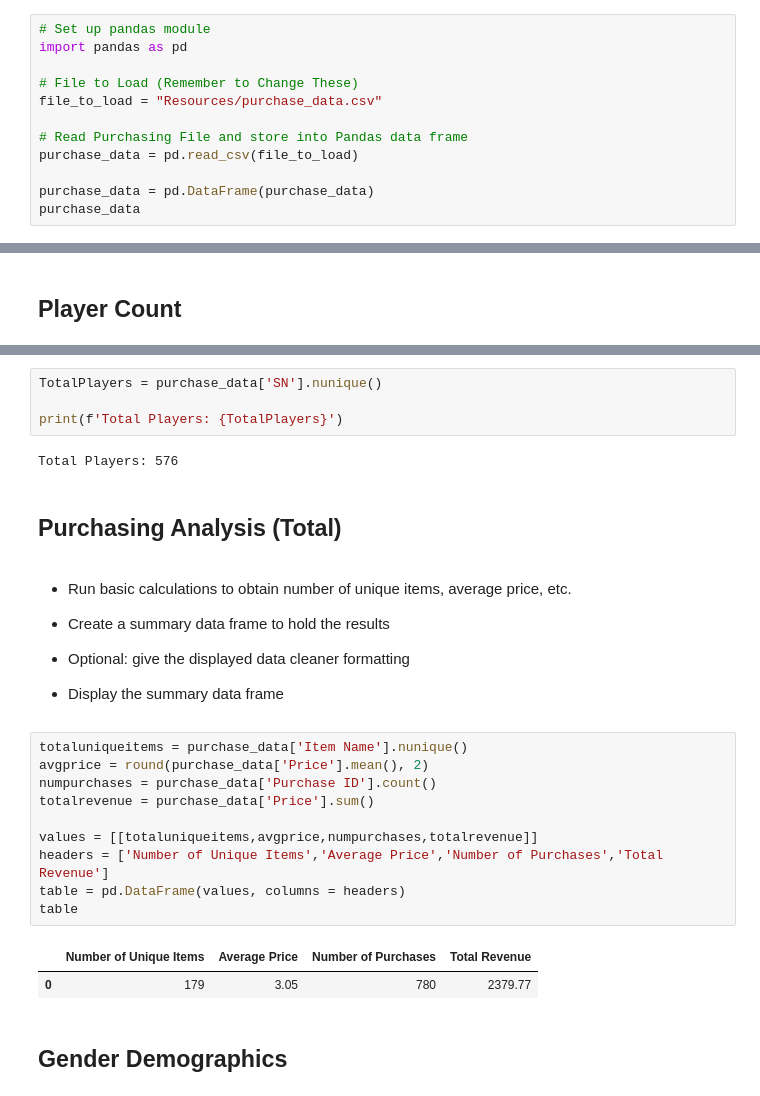
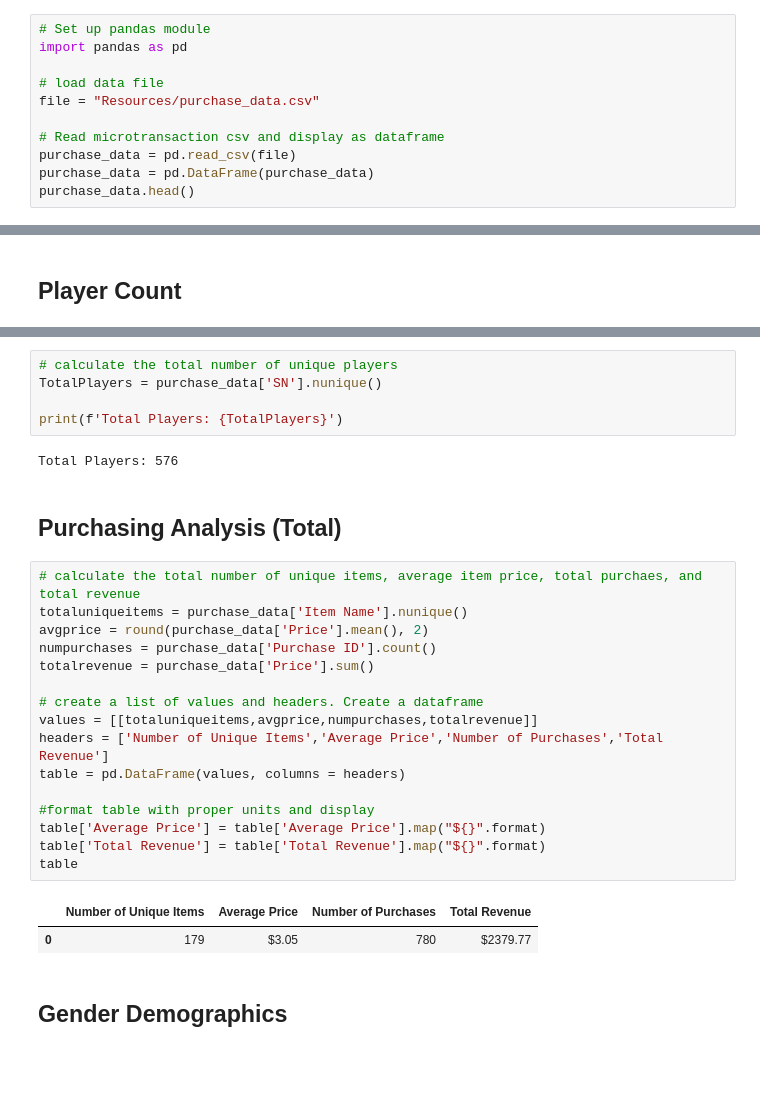
Before and after one commit to dany-roman/Microtransaction-Analysis, a Jupyter notebook: Microtransaction_Analysis.ipynb, the cells around one changed output, grey strips where cells are left out. Drawn from its saved outputs; the diff is of its cells as text; blank space fills up the shorter version.

```diff
--- a/Microtransaction_Analysis.ipynb
+++ b/Microtransaction_Analysis.ipynb
@@ -2,14 +2,13 @@
 # Set up pandas module
 import pandas as pd
 
-# File to Load (Remember to Change These)
-file_to_load = "Resources/purchase_data.csv"
+# load data file
+file = "Resources/purchase_data.csv"
 
-# Read Purchasing File and store into Pandas data frame
-purchase_data = pd.read_csv(file_to_load)
-
+# Read microtransaction csv and display as dataframe
+purchase_data = pd.read_csv(file)
 purchase_data = pd.DataFrame(purchase_data)
-purchase_data
+purchase_data.head()
 # %% [output]
 |  | Purchase ID | SN | Age | Gender | Item ID | Item Name | Price |
 | 0 | 0 | Lisim78 | 20 | Male | 108 | Extraction, Quickblade Of Trembli... | 3.53 |
@@ -31,4 +21,5 @@ purchase_data
 # %%
+# calculate the total number of unique players
 TotalPlayers = purchase_data['SN'].nunique()
 
 print(f'Total Players: {TotalPlayers}')
@@ -36,29 +27,24 @@ print(f'Total Players: {TotalPlayers}')
 Total Players: 576
 # %% [markdown]
 ## Purchasing Analysis (Total)
-# %% [markdown]
-* Run basic calculations to obtain number of unique items, average price, etc.
-
-
-* Create a summary data frame to hold the results
-
-
-* Optional: give the displayed data cleaner formatting
-
-
-* Display the summary data frame
 # %%
+# calculate the total number of unique items, average item price, total purchaes, and total revenue
 totaluniqueitems = purchase_data['Item Name'].nunique()
 avgprice = round(purchase_data['Price'].mean(), 2)
 numpurchases = purchase_data['Purchase ID'].count()
 totalrevenue = purchase_data['Price'].sum()
 
+# create a list of values and headers. Create a dataframe
 values = [[totaluniqueitems,avgprice,numpurchases,totalrevenue]]
 headers = ['Number of Unique Items','Average Price','Number of Purchases','Total Revenue']
 table = pd.DataFrame(values, columns = headers)
+
+#format table with proper units and display
+table['Average Price'] = table['Average Price'].map("${}".format)
+table['Total Revenue'] = table['Total Revenue'].map("${}".format)
 table
 # %% [output]
 |  | Number of Unique Items | Average Price | Number of Purchases | Total Revenue |
-| 0 | 179 | 3.05 | 780 | 2379.77 |
+| 0 | 179 | $3.05 | 780 | $2379.77 |
 # %% [markdown]
 ## Gender Demographics
```
Also changed, not shown: parts of 7 cells of this notebook.
